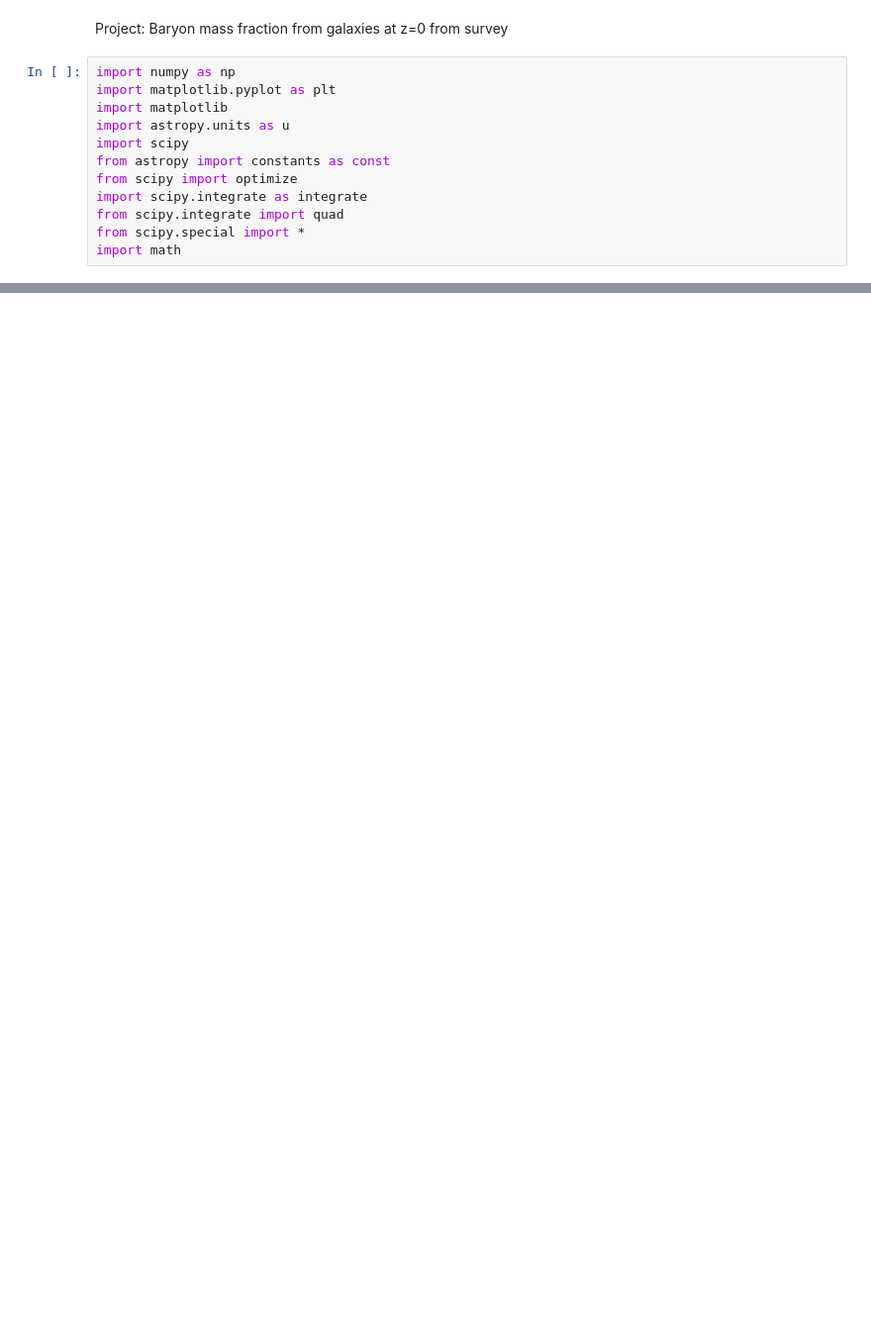
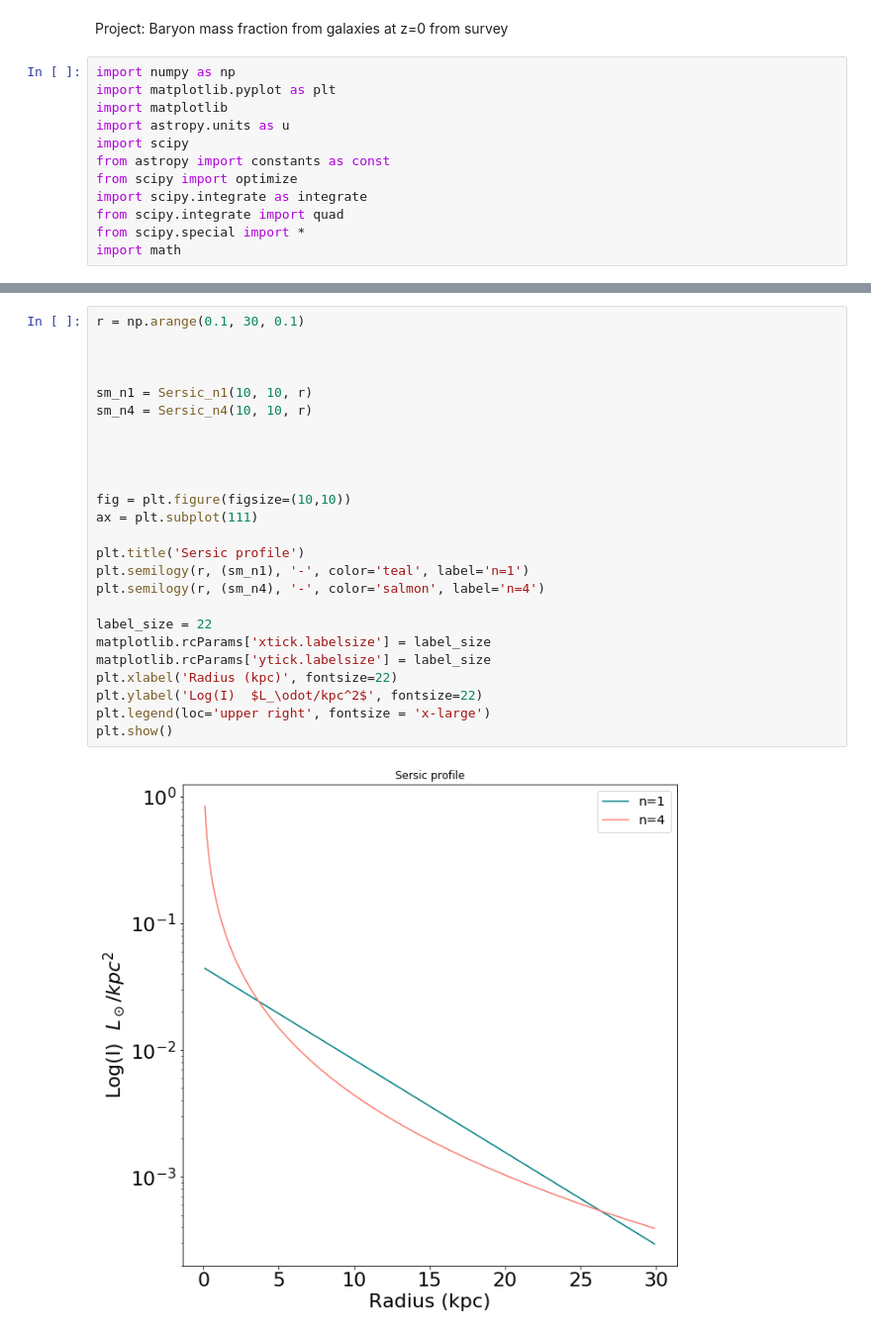
Before and after one commit to Ximena89/UNAM, a Jupyter notebook: mass_frac/Ms_Mdm_frac.ipynb, the cells around one changed output, grey strips where cells are left out. Shown at 99% size. Saved outputs shown, nothing was run; the diff lists cells and outputs as text; blank space fills up the shorter version.

Commit message:
:art: comparing graphs of both sersic profile functions

```diff
--- a/mass_frac/Ms_Mdm_frac.ipynb
+++ b/mass_frac/Ms_Mdm_frac.ipynb
@@ -153,0 +167,27 @@ plt.show()
+# %%
+r = np.arange(0.1, 30, 0.1)
+
+
+
+sm_n1 = Sersic_n1(10, 10, r)
+sm_n4 = Sersic_n4(10, 10, r)
+
+
+
+
+fig = plt.figure(figsize=(10,10))
+ax = plt.subplot(111)
+
+plt.title('Sersic profile')
+plt.semilogy(r, (sm_n1), '-', color='teal', label='n=1')
+plt.semilogy(r, (sm_n4), '-', color='salmon', label='n=4')
+
+label_size = 22
+matplotlib.rcParams['xtick.labelsize'] = label_size
+matplotlib.rcParams['ytick.labelsize'] = label_size
+plt.xlabel('Radius (kpc)', fontsize=22)
+plt.ylabel('Log(I)  $L_\odot/kpc^2$', fontsize=22)
+plt.legend(loc='upper right', fontsize = 'x-large')
+plt.show()
+# %% [output]
+[figure, added]
```
Also changed, not shown: parts of 2 cells of this notebook.
